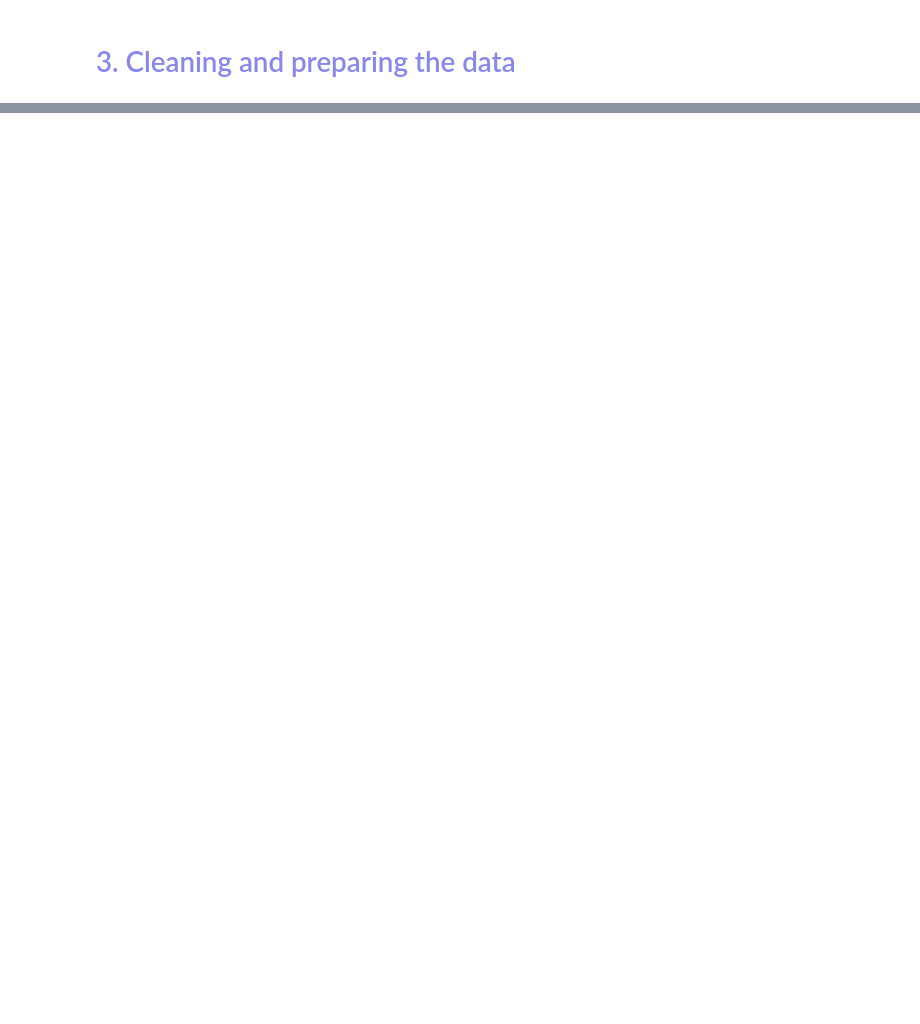
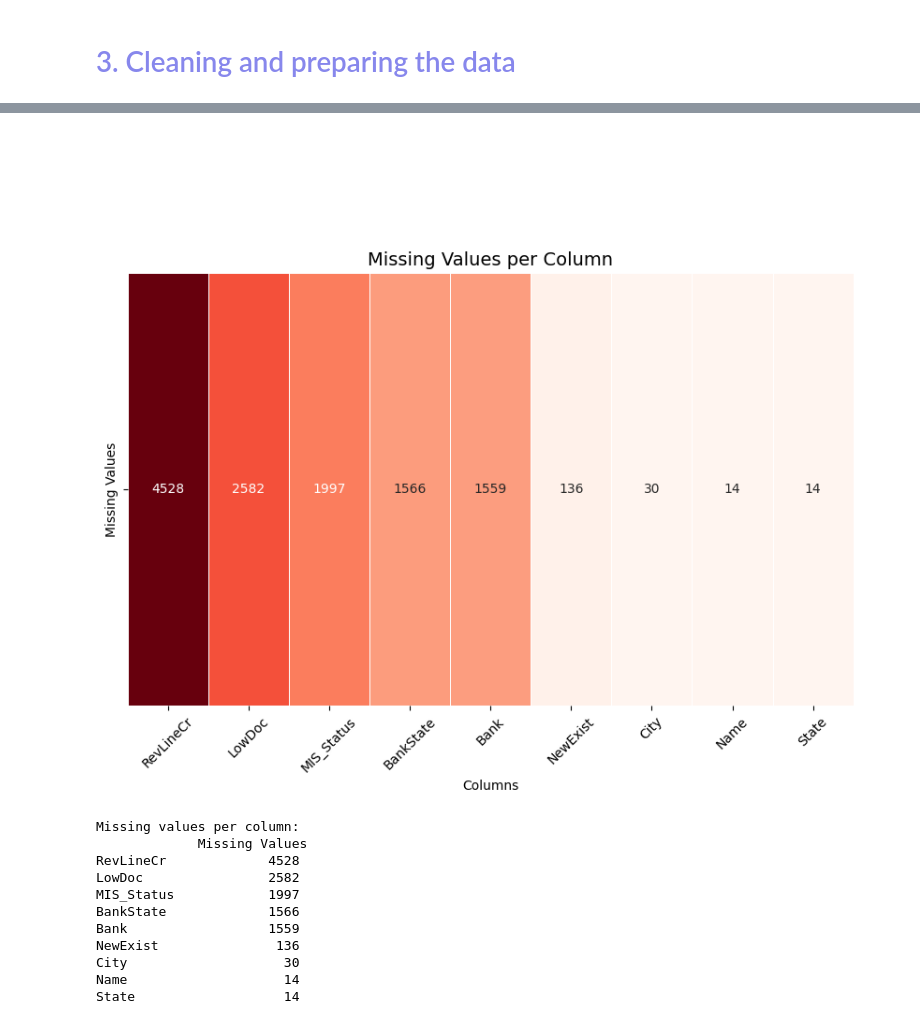
Before and after one commit to EliandyDumortier/SBA_Loan_Prediction, a Jupyter notebook: notebooks/01_Data_Cleaning.ipynb, the cells around one changed output, grey strips where cells are left out. Cells and saved outputs as stored; diff of their text form; code cells hidden in the pictures; blank space fills up the shorter version.

Commit message:
dropped data leakage columns, count missing values

```diff
--- a/notebooks/01_Data_Cleaning.ipynb
+++ b/notebooks/01_Data_Cleaning.ipynb
@@ -280,0 +291,5 @@ df.head(2)#small preview of our dataset
+# %%
+#Creating a subset with the columns I want to drop
+columns_to_drop=['ChgOffDate','DisbursementDate','BalanceGross','ChgOffPrinGr','SBA_Appv']
+df.drop(columns_to_drop,axis=1,inplace=True)
+df.info()
@@ -281,2 +314,42 @@ df.head(2)#small preview of our dataset
+# %% [markdown]
+### <span style='color:White'> <span style='font-family:Georgia'> 3.2 Finding missin (null) values
 # %% [markdown]
 ## <span style='color:Gray'> <span style='font-family:Calibri> 3.1 Finding missin (null) values'>
+# %%
+
+# Calculate missing value count per column
+missing_counts = df.isna().sum()
+
+if missing_counts.sum() == 0:
+    print("There are no missing values to be shown")
+else:
+    # Create a dataframe for visualization
+    missing_df = pd.DataFrame(missing_counts, columns=["Missing Values"])
+
+    # Sort by highest missing values
+    missing_df = missing_df[missing_df["Missing Values"] > 0].sort_values(by="Missing Values", ascending=False)
+
+    # Plot heatmap
+    plt.figure(figsize=(10, 6))
+    sns.heatmap(missing_df.T, annot=True, cmap="Reds", linewidths=0.5, fmt=".0f", cbar=False)
+    plt.title("Missing Values per Column", fontsize=14)
+    plt.xlabel("Columns")
+    plt.ylabel("")
+    plt.xticks(rotation=45)
+    plt.show()
+
+    # Print missing values in descending order
+    print("Missing values per column:\n", missing_df)
+# %% [output]
+[figure, added]
+Missing values per column:
+             Missing Values
+RevLineCr             4528
+LowDoc                2582
+MIS_Status            1997
+BankState             1566
+Bank                  1559
+NewExist               136
+City                    30
+Name                    14
+State                   14
```
Also changed, not shown: parts of 5 cells of this notebook.
